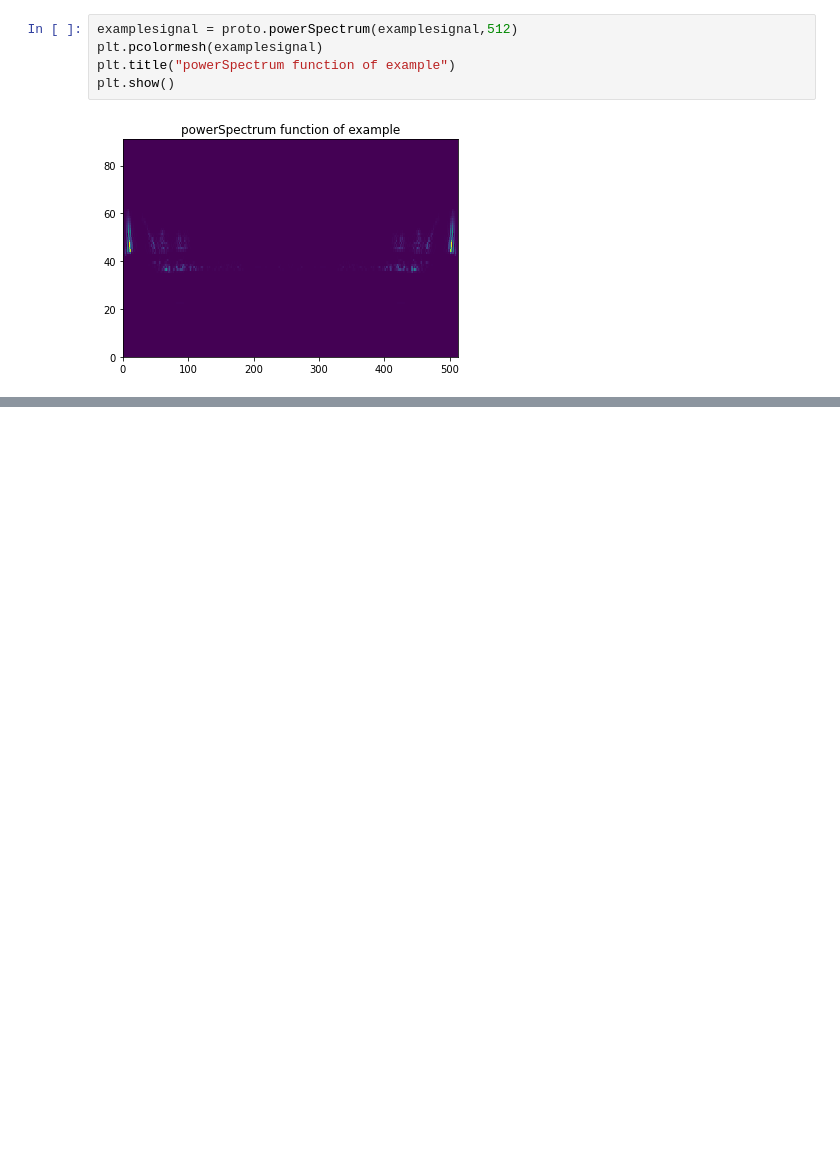
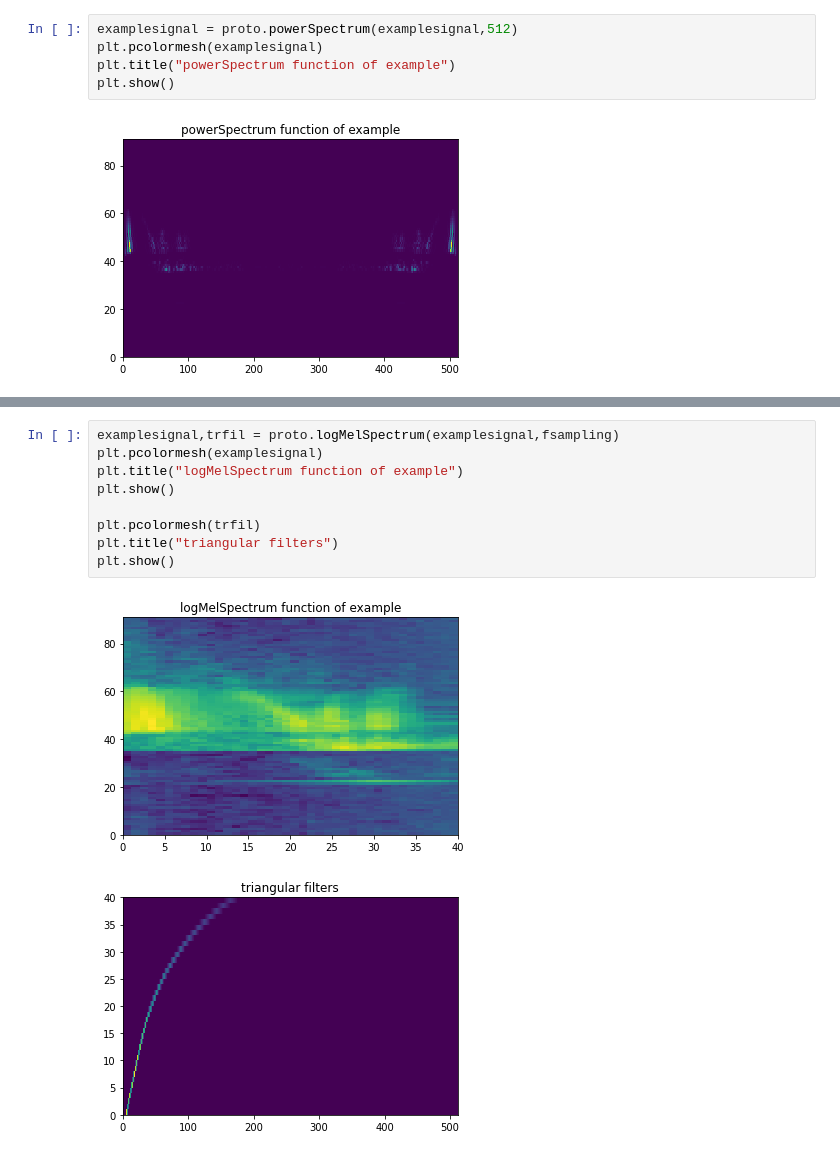
Before and after one commit to kurreman/DT2119_Speech, a Jupyter notebook: KORAY_Lab1.ipynb, the cells around one changed output, grey strips where cells are left out. Cells and saved outputs as stored; diff of their text form; blank space fills up the shorter version.

```diff
--- a/KORAY_Lab1.ipynb
+++ b/KORAY_Lab1.ipynb
@@ -70,0 +75,12 @@ plt.show()
+# %%
+examplesignal,trfil = proto.logMelSpectrum(examplesignal,fsampling)
+plt.pcolormesh(examplesignal)
+plt.title("logMelSpectrum function of example")
+plt.show()
+
+plt.pcolormesh(trfil)
+plt.title("triangular filters")
+plt.show()
+# %% [output]
+[figure, added]
+[figure, added]
```
Also changed, not shown: parts of 3 cells of this notebook, 2 other files.
